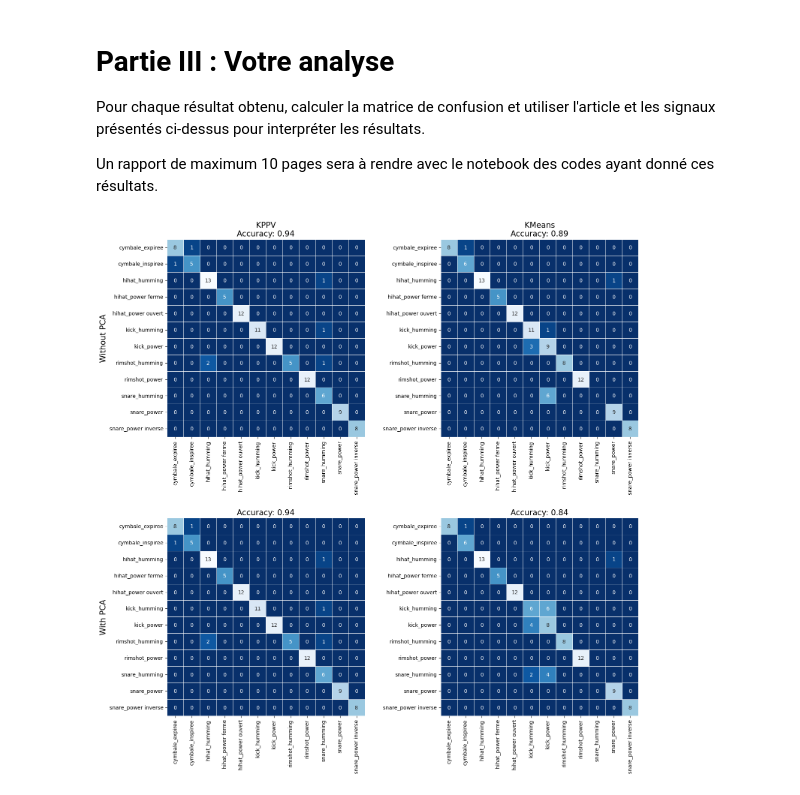
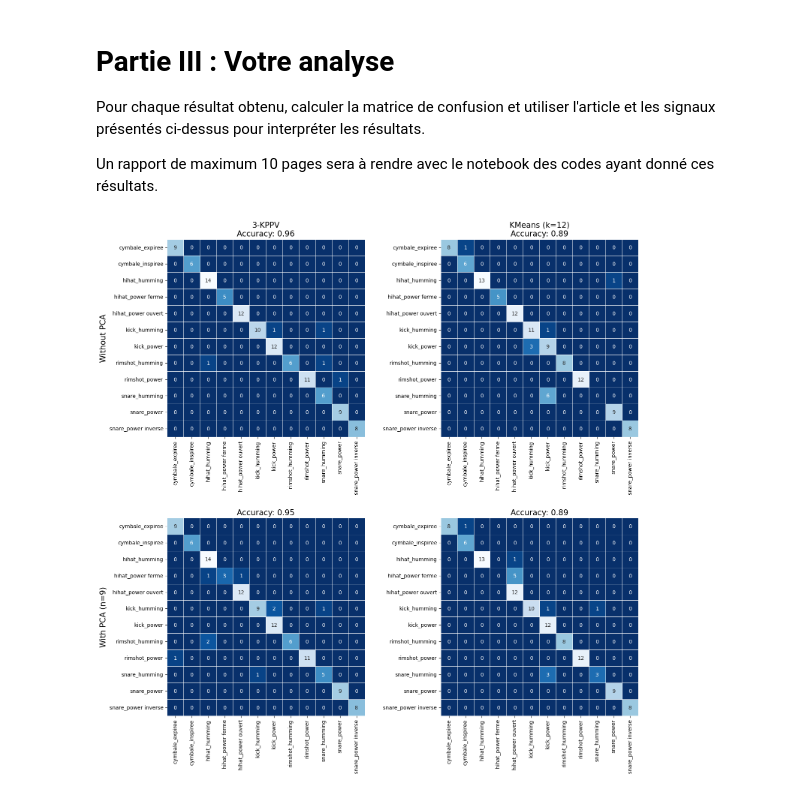
Before and after one commit to HDwayne/Projet_BeatBox, a Jupyter notebook: ProjetBeatbox.ipynb, the cells around one changed output. Saved outputs shown, nothing was run; the diff lists cells and outputs as text; code cells hidden in the pictures.

```diff
--- a/ProjetBeatbox.ipynb
+++ b/ProjetBeatbox.ipynb
@@ -373,0 +341,24 @@ plt.show()
+# %%
+# variance expliquée en fonction du nombre de composantes
+
+res_var = []
+for i in range(1, 13):
+  pca = PCA(n_components=i)
+  pca.fit(X_train)
+  res_var.append(sum(pca.explained_variance_ratio_))
+
+plt.figure(figsize=(20,10))
+plt.title('Variance expliquée en fonction du nombre de composantes principales')
+plt.plot(range(1, 13), res_var, marker='o')
+plt.xlabel('Nombre de composantes principales')
+plt.ylabel('Variance expliquée')
+plt.xticks(range(1, 13))
+plt.axhline(y=0.95, color='r', linestyle='-')
+plt.axhline(y=0.90, color='r', linestyle='-')
+crossx90 = np.interp(0.90, res_var, range(1, 13))
+crossx95 = np.interp(0.95, res_var, range(1, 13))
+plt.axvline(x=crossx90, color='r', linestyle='--')
+plt.axvline(x=crossx95, color='r', linestyle='--')
+plt.text(crossx90, 0.90, '90% variance expliquée', va='bottom', ha='right')
+plt.text(crossx95, 0.95, '95% variance expliquée', va='bottom', ha='right')
+plt.show()
@@ -373,0 +401,15 @@ plt.show()
+# %%
+# Calcul des prédictions
+X_train_pca, X_test_pca = ACP(X_train, X_test, 9)
+kmeans = KMeans(n_clusters=12, random_state=0, n_init='auto')
+kmeans.fit(X_train_pca)
+y_pred_kmeans_pca = kmeans.predict(X_test_pca)
+
+# Correspondance entre la partition et les classes de la vérité terrain
+y_pred_kmeans_pca = correspondance(y_pred_kmeans_pca,y_test)
+
+# Calcul de la matrice de confusion
+cm_kmeans_pca = confusion_matrix(y_test, y_pred_kmeans_pca)
+
+# Calcul de l'accuracy
+accuracy_kmeans_pca = accuracy_score(y_test, y_pred_kmeans_pca)
@@ -381,31 +434,31 @@ Un rapport de maximum 10 pages sera à rendre avec le notebook des codes ayant d
 # %%
 # Create a figure with 2 rows and 2 columns
 fig, axes = plt.subplots(2, 2, figsize=(15, 15))
 
 # Set custom labels for each subplot
-col = ['KPPV', 'KMeans']
-row = ['Without PCA', 'With PCA']
+col = ['3-KPPV', 'KMeans (k=12)']
+row = ['Without PCA', 'With PCA (n=9)']
 
 # Data for confusion matrices and accuracy scores (replace with your data)
 confusion_matrices = [cm_kppv, cm_kmeans, cm_kppv_pca, cm_kmeans_pca]
 accuracy_scores = [accuracy_kppv, accuracy_kmeans, accuracy_kppv_pca, accuracy_kmeans_pca]
 
 for i in range(2):
     for j in range(2):
         ax = axes[i, j]
         sns.heatmap(confusion_matrices[i * 2 + j], annot=True, linewidths=.5, square=True, cmap='Blues_r', xticklabels=Nomlabel, yticklabels=Nomlabel, cbar=False, ax=ax)
         title = ""
         if j == 0:
             ax.set_ylabel(row[i], size=15)
         if i == 0:
             title = col[j]
         title += f'\nAccuracy: {accuracy_scores[i * 2 + j]:.2f}'
         ax.set_title(title, size=15)
 
 # Add spacing between subplots and adjust layout
 plt.tight_layout()
 
 # Show the plot
 plt.show()
 # %% [output]
-[figure, old version]
+[figure, new version]
```
Also changed, not shown: parts of 18 cells of this notebook.
